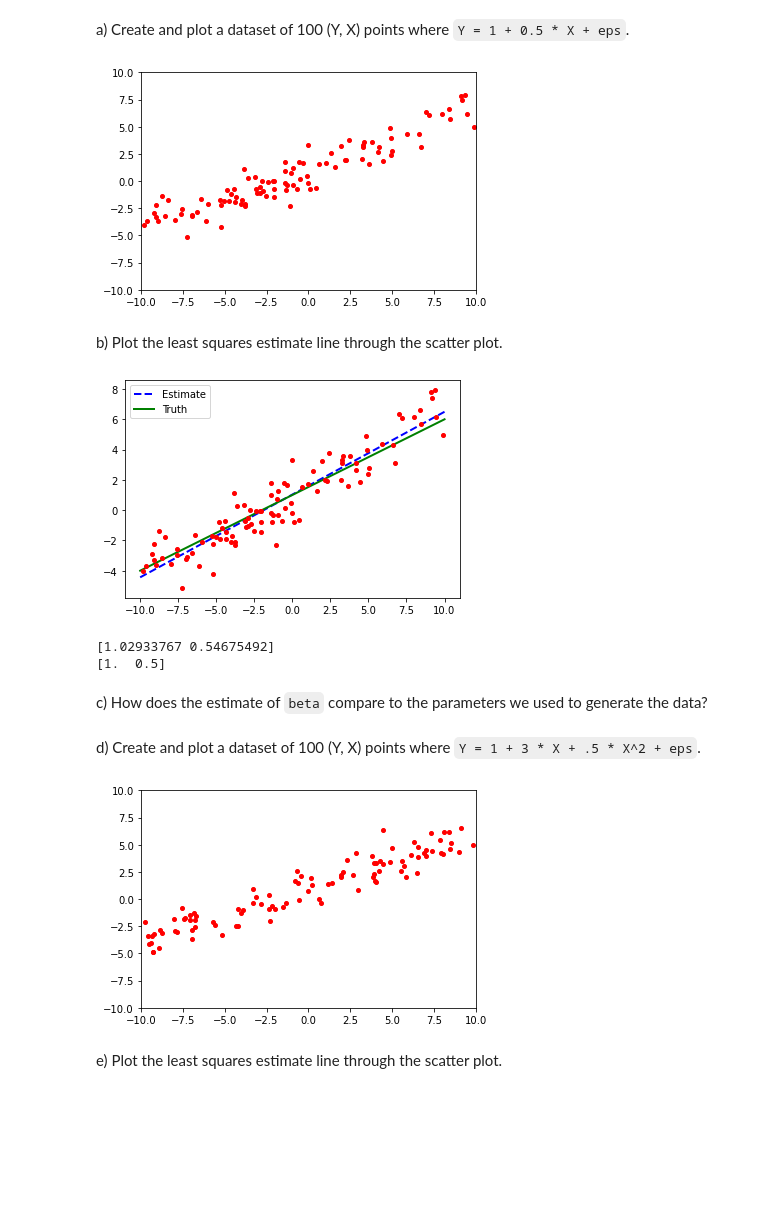
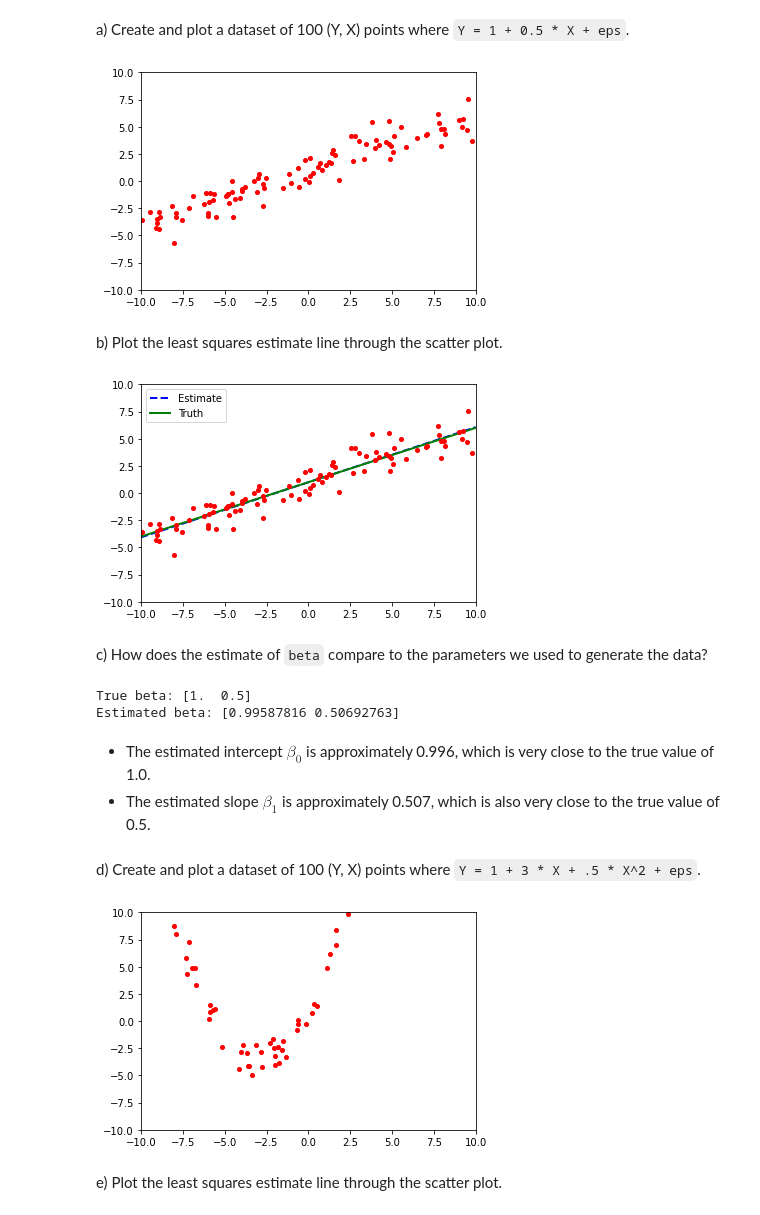
Before and after one commit to tnikas/Data-Science-Fundamentals, a Jupyter notebook: lecture_18/worksheet_18.ipynb, the cells around one changed output. Drawn from its saved outputs; the diff is of its cells as text; code cells hidden in the pictures; blank space fills up the shorter version.

```diff
--- a/lecture_18/worksheet_18.ipynb
+++ b/lecture_18/worksheet_18.ipynb
@@ -60,38 +60,44 @@ ax = fig.subplots()
 true_beta = np.array([ 1 , .5 ])
 x = -10.0 + 20.0 * np.random.random(SAMPLE_SIZE)
 y = true_beta[0] + true_beta[1] * x + np.random.randn(SAMPLE_SIZE)
-xplot = np.linspace(-10,10,50)
+# xplot = np.linspace(-10,10,50)
 
 plt.plot(x,y,'ro',markersize=4)
 ax.set_xlim(-10, 10)
 ax.set_ylim(-10, 10)
 plt.show()
 # %% [output]
-[figure, old version]
+[figure, new version]
 # %% [markdown]
 b) Plot the least squares estimate line through the scatter plot.
 # %%
 intercept = np.ones(np.shape(x)[0])
 X = np.array([intercept, x]).T
 beta_hat = np.linalg.inv(X.T @ X) @ X.T @ y
-
+fig = plt.figure()
+ax = fig.subplots()
 x_plot = np.linspace(-10, 10, 50)
 y_est = beta_hat[0] + beta_hat[1] * x_plot
 plt.plot(x_plot, y_est,'b--', lw=2, label='Estimate')
 plt.plot(x_plot, true_beta[0] + true_beta[1] * x_plot, lw=2, c='g', label='Truth')
 plt.plot(x, y,'ro',markersize=4)
+ax.set_xlim(-10, 10)
+ax.set_ylim(-10, 10)
 plt.legend()
 plt.show()
 # %% [output]
-[figure, old version]
+[figure, new version]
-# %%
-print(beta_hat)
-print(true_beta)
-# %% [output]
-[1.02933767 0.54675492]
-[1.  0.5]
 # %% [markdown]
 c) How does the estimate of `beta` compare to the parameters we used to generate the data?
+# %%
+print(f"True beta: {true_beta}")
+print(f"Estimated beta: {beta_hat}")
+# %% [output]
+True beta: [1.  0.5]
+Estimated beta: [0.99587816 0.50692763]
+# %% [markdown]
+- The estimated intercept $\beta_0$ is approximately 0.996, which is very close to the true value of 1.0.
+- The estimated slope $\beta_1$ is approximately 0.507, which is also very close to the true value of 0.5.
 # %% [markdown]
 d) Create and plot a dataset of 100 (Y, X) points where `Y = 1 + 3 * X + .5 * X^2 + eps`.
 # %%
@@ -100,17 +106,17 @@ SAMPLE_SIZE = 100
 fig = plt.figure()
 ax = fig.subplots()
 
-true_beta = np.array([ 1 , .5 ])
+true_beta = np.array([ 1 , 3 , .5 ])
 x = -10.0 + 20.0 * np.random.random(SAMPLE_SIZE)
 #Y = 1 + 3 * X + .5 * X^2 + eps
-y = true_beta[0] + true_beta[1] * x + np.random.randn(SAMPLE_SIZE)
-xplot = np.linspace(-10,10,50)
+y = true_beta[0] + true_beta[1] * x + .5 * x**2 + np.random.randn(SAMPLE_SIZE)
+# xplot = np.linspace(-10,10,50)
 
 plt.plot(x,y,'ro',markersize=4)
 ax.set_xlim(-10, 10)
 ax.set_ylim(-10, 10)
 plt.show()
 # %% [output]
-[figure, old version]
+[figure, new version]
 # %% [markdown]
 e) Plot the least squares estimate line through the scatter plot.
```
Also changed, not shown: parts of 5 cells of this notebook.
